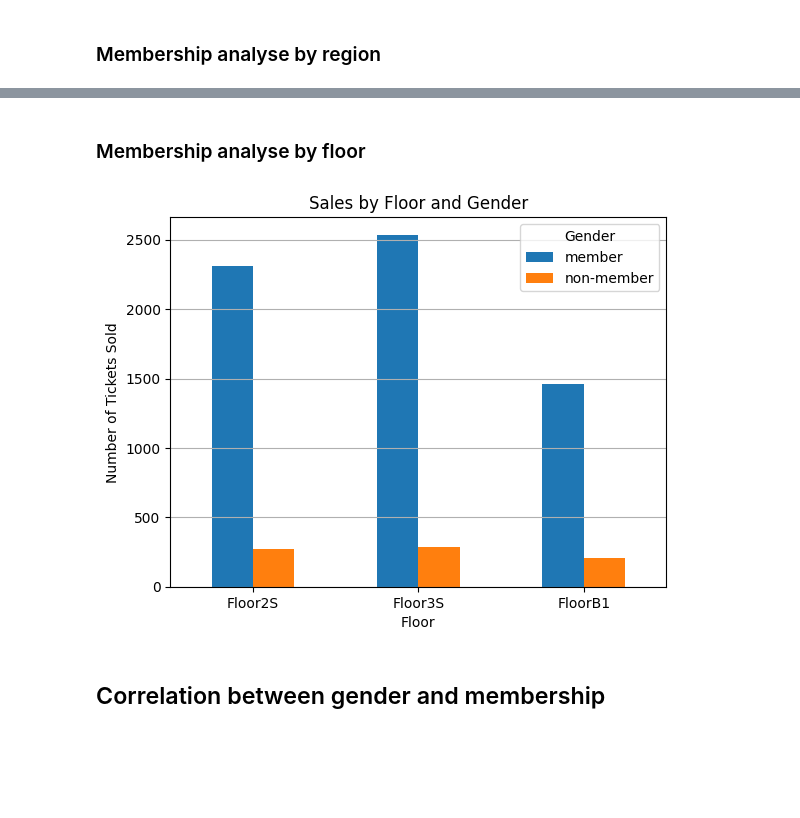
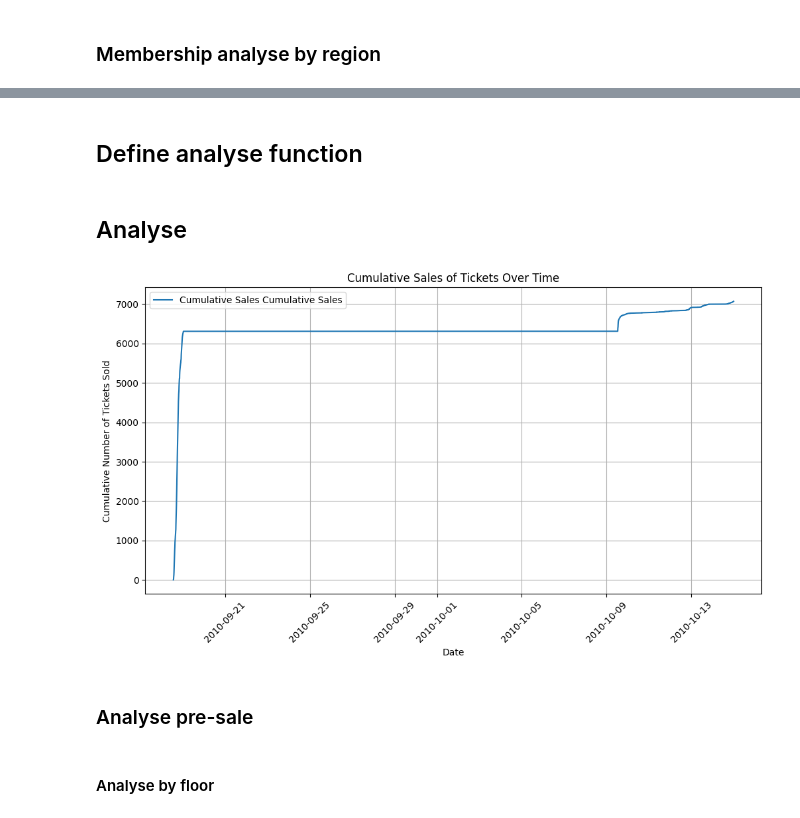
Before and after one commit to ObNitram/girl_generation_project, a Jupyter notebook: girlgenerationprpject.ipynb, the cells around one changed output, grey strips where cells are left out. Cells and saved outputs as stored; diff of their text form; code cells hidden in the pictures; blank space fills up the shorter version.

```diff
--- a/girlgenerationprpject.ipynb
+++ b/girlgenerationprpject.ipynb
@@ -178,0 +260,3 @@ plt.show()
+# %%
+df_task2 = df[["CREATE_DATE","SEAT_REGION_NAME"]].copy()
+df_task2
@@ -178,0 +304,42 @@ plt.show()
+# %% [markdown]
+## Define analyse function
+# %%
+def analyze_sales_cumulative(dfs, window_size=800):
+    """
+    This function visualizes the cumulative sales over time for different datasets.
+
+    Parameters:
+    dfs (dict): A dictionary of pandas DataFrames. Each DataFrame should have a 'MY_DATE' column representing dates of sales.
+    window_size (int): The size of the smoothing window, default is 800.
+
+    The function iterates through each DataFrame in the dictionary, converting the 'MY_DATE' column to datetime,
+    sorting by date, and calculating the cumulative sales. It then plots these cumulative sales against dates
+    for each DataFrame, providing a clear visualization of how sales accumulate over time for each category.
+    """
+
+    # Creating a figure and axis for the plot
+    fig, ax = plt.subplots(figsize=(12, 6))
+
+    # Iterating through each DataFrame in the dictionary
+    for key, df in dfs.items():
+        # Converting 'MY_DATE' column to datetime and sorting
+        df['MY_DATE'] = pd.to_datetime(df['MY_DATE'])
+        df = df.sort_values('MY_DATE')
+
+        # Creating a column to count sales and calculating cumulative sales
+        df['Sales_Count'] = 1
+        df['Cumulative_Sales'] = df['Sales_Count'].cumsum()
+
+        # Plotting cumulative sales over time
+        ax.plot(df['MY_DATE'], df['Cumulative_Sales'], label=f'Cumulative Sales {key}')
+
+    # Setting up the plot labels, ticks, grid, and legend
+    ax.set_xlabel('Date')
+    ax.set_ylabel('Cumulative Number of Tickets Sold')
+    ax.tick_params(axis='x', rotation=45)
+    ax.grid(True)
+    ax.legend()
+
+    # Setting the title and displaying the plot
+    plt.title('Cumulative Sales of Tickets Over Time')
+    plt.show()
@@ -178,0 +412,6 @@ plt.show()
+# %% [markdown]
+## Analyse
+# %%
+analyze_sales_cumulative({"Cumulative Sales":df_task2}, 2)
+# %% [output]
+[figure, added]
@@ -179,23 +421,4 @@ plt.show()
+# %% [markdown]
+### Analyse pre-sale
 # %% [markdown]
-### Membership analyse by floor
+#### Analyse by floor
-# %%
-df_membership_by_floor = df_membership_by_seat_region.copy()
-
-df_membership_by_floor.reset_index(inplace=True)
-df_membership_by_floor.rename(columns={"index": "SEAT_REGION_NAME"}, inplace=True)
-
-df_membership_by_floor["Floor"] = df_membership_by_floor["SEAT_REGION_NAME"].str[:7]
-df_membership_by_floor = df_membership_by_floor.groupby("Floor").sum()
-
-df_membership_by_floor.plot(kind="bar", ax=plt.gca())
-plt.title("Sales by Floor and Gender")
-plt.xlabel("Floor")
-plt.ylabel("Number of Tickets Sold")
-plt.xticks(rotation=0)
-plt.legend(title="Gender")
-plt.grid(axis="y")
-plt.show()
-# %% [output]
-[figure, removed]
-# %% [markdown]
-## Correlation between gender and membership
```
Also changed, not shown: parts of 33 cells of this notebook.
